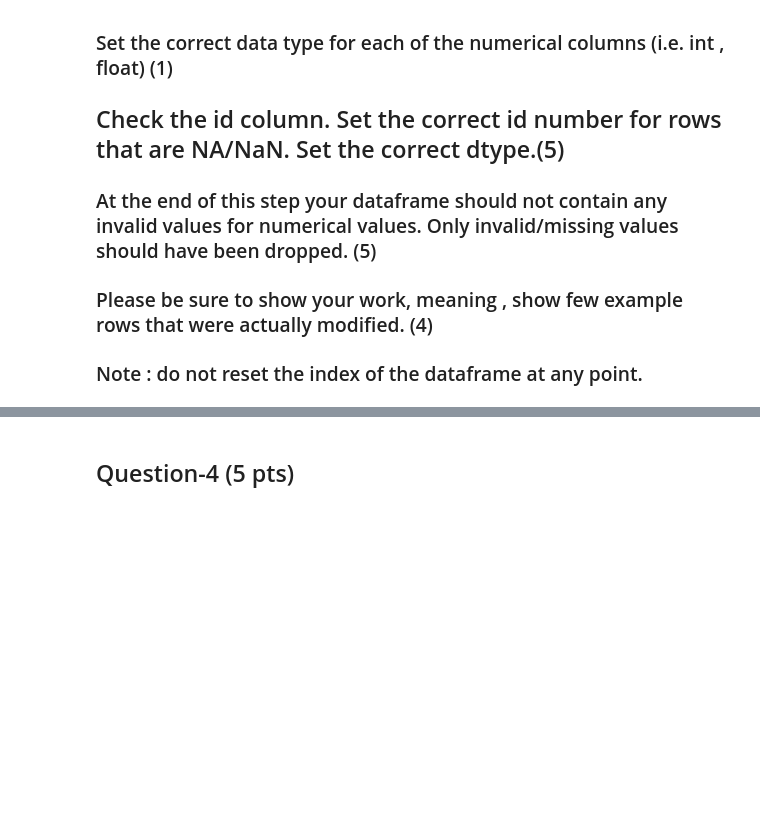
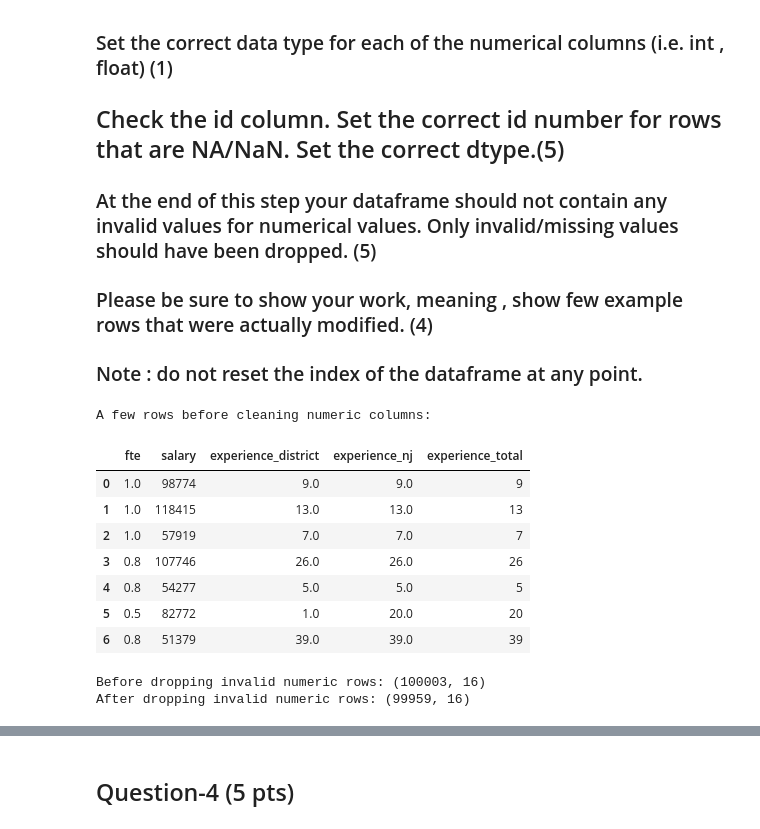
Before and after one commit to alexlford/VS-Code, a Jupyter notebook: pset4/PSET-4 - Managing Data Excercise 2.ipynb, the cells around one changed output, grey strips where cells are left out. Drawn from its saved outputs; the diff is of its cells as text; code cells hidden in the pictures; blank space fills up the shorter version.

```diff
--- a/pset4/PSET-4 - Managing Data Excercise 2.ipynb
+++ b/pset4/PSET-4 - Managing Data Excercise 2.ipynb
@@ -96,12 +94,29 @@ df.dropna(how='all', inplace=True)
 ### Note : do not reset the index of the dataframe at any point.
 # %%
 num_cols = num_cols = ["fte", "salary", "experience_district", "experience_nj", "experience_total"]
+print("A few rows before cleaning numeric columns:")
+display(df[num_cols].head(7))
+# %% [output]
+A few rows before cleaning numeric columns:
+|  | fte | salary | experience_district | experience_nj | experience_total |
+| 0 | 1.0 | 98774 | 9.0 | 9.0 | 9 |
+| 1 | 1.0 | 118415 | 13.0 | 13.0 | 13 |
+| 2 | 1.0 | 57919 | 7.0 | 7.0 | 7 |
+| 3 | 0.8 | 107746 | 26.0 | 26.0 | 26 |
+| 4 | 0.8 | 54277 | 5.0 | 5.0 | 5 |
+| 5 | 0.5 | 82772 | 1.0 | 20.0 | 20 |
+| 6 | 0.8 | 51379 | 39.0 | 39.0 | 39 |
 # %%
-def clean_num(col):
+for col in num_cols:
     df[col] = pd.to_numeric(df[col], errors='coerce')
 
-for col in num_cols:
-    clean_num(col)
+before_drop = df.shape
+df.dropna(subset=num_cols, inplace=True)
+after_drop = df.shape
 
-df.dropna(subset=num_cols, inplace=True)
+print("Before dropping invalid numeric rows:", before_drop)
+print("After dropping invalid numeric rows:", after_drop)
+# %% [output]
+Before dropping invalid numeric rows: (100003, 16)
+After dropping invalid numeric rows: (99959, 16)
 # %%
```
Also changed, not shown: parts of 15 cells of this notebook, 1 other file.
